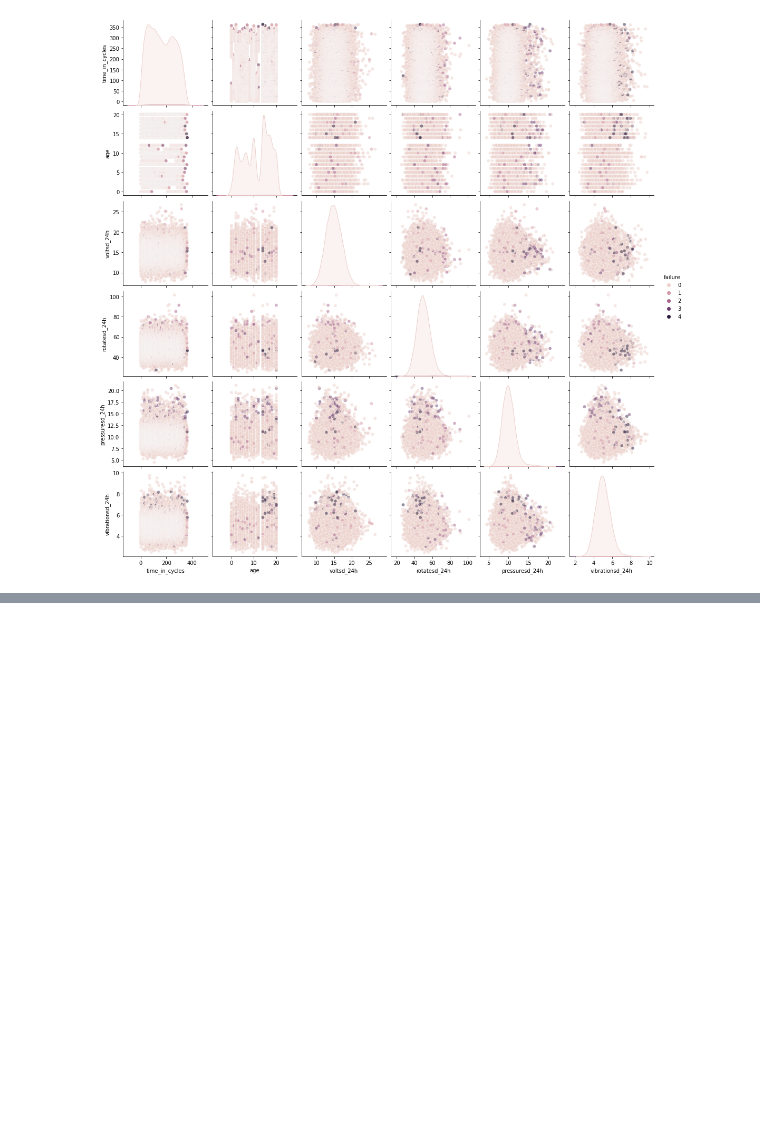
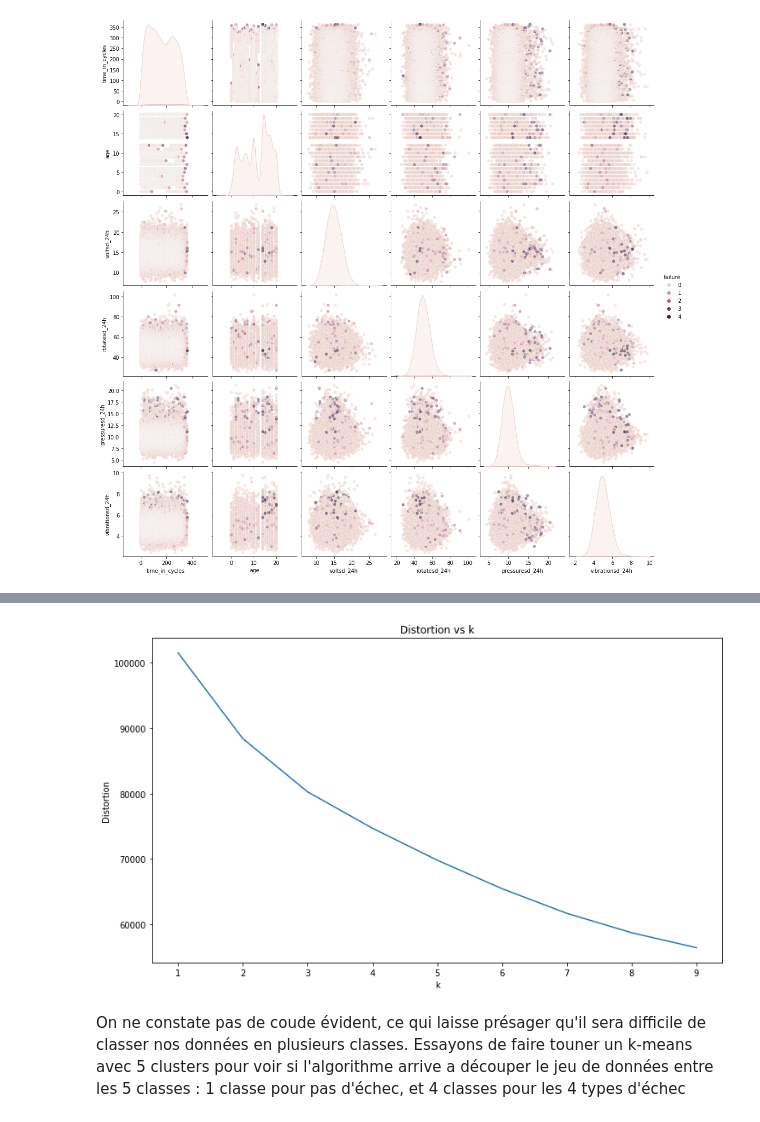
Before and after one commit to pierre-db/SD701_Data-Mining-Project, a Jupyter notebook: Projet_Data_Mining.ipynb, the cells around one changed output, grey strips where cells are left out. Cells and saved outputs as stored; diff of their text form; code cells hidden in the pictures; blank space fills up the shorter version.

```diff
--- a/Projet_Data_Mining.ipynb
+++ b/Projet_Data_Mining.ipynb
@@ -271,0 +276,8 @@ sns.pairplot(data[num_columns], hue='failure', plot_kws={'alpha':0.5});
+# %%
+# on commence par isoler les colonnes qui nous intéressent
+num_cols = ['voltsd_24h', 'rotatesd_24h', 'pressuresd_24h', 'vibrationsd_24h', 'time_in_cycles', 'age']
+oh_cols = ['error1', 'error2', 'error4', 'error5']
+
+data_norm = data[num_cols + oh_cols + ['failure']].copy()
+
+data_norm.head()
@@ -271,0 +293,4 @@ sns.pairplot(data[num_columns], hue='failure', plot_kws={'alpha':0.5});
+# %%
+from sklearn.model_selection import train_test_split
+
+X_train, X_test, y_train, y_test = train_test_split(data_norm[num_cols + oh_cols], data_norm['failure'], test_size=0.2)
@@ -271,0 +299,10 @@ sns.pairplot(data[num_columns], hue='failure', plot_kws={'alpha':0.5});
+# %%
+from sklearn.preprocessing import StandardScaler
+
+# on fit le scaler
+scaler = StandardScaler()
+scaler.fit(X_train[num_cols])
+X_train[num_cols] = scaler.transform(X_train[num_cols])
+X_test[num_cols] = scaler.transform(X_test[num_cols])
+
+X_train.head()
@@ -271,0 +331,22 @@ sns.pairplot(data[num_columns], hue='failure', plot_kws={'alpha':0.5});
+# %%
+elbow_scores = []
+
+# on prend une valeur de k entre 1 et 10
+for k in range(1, 10):
+    # On fait touner le k-means pour chaque valeur de k
+    kmeans_algo = cluster.KMeans(n_clusters=k)
+    kmeans_results = kmeans_algo.fit_transform(X_train)
+
+    # on fait une liste des scores
+    elbow_scores.append(kmeans_algo.inertia_)
+
+# On affiche nos score en fonction de k
+plt.figure(figsize=(12, 7));
+plt.plot(list(range(1, 10)), elbow_scores, label='scores')
+plt.xlabel("k");
+plt.ylabel("Distortion");
+plt.title('Distortion vs k');
+# %% [output]
+[figure, added]
+# %% [markdown]
+On ne constate pas de coude évident, ce qui laisse présager qu'il sera difficile de classer nos données en plusieurs classes. Essayons de faire touner un k-means avec 5 clusters pour voir si l'algorithme arrive a découper le jeu de données entre les 5 classes : 1 classe pour pas d'échec, et 4 classes pour les 4 types d'échec
```
Also changed, not shown: parts of 20 cells of this notebook.
